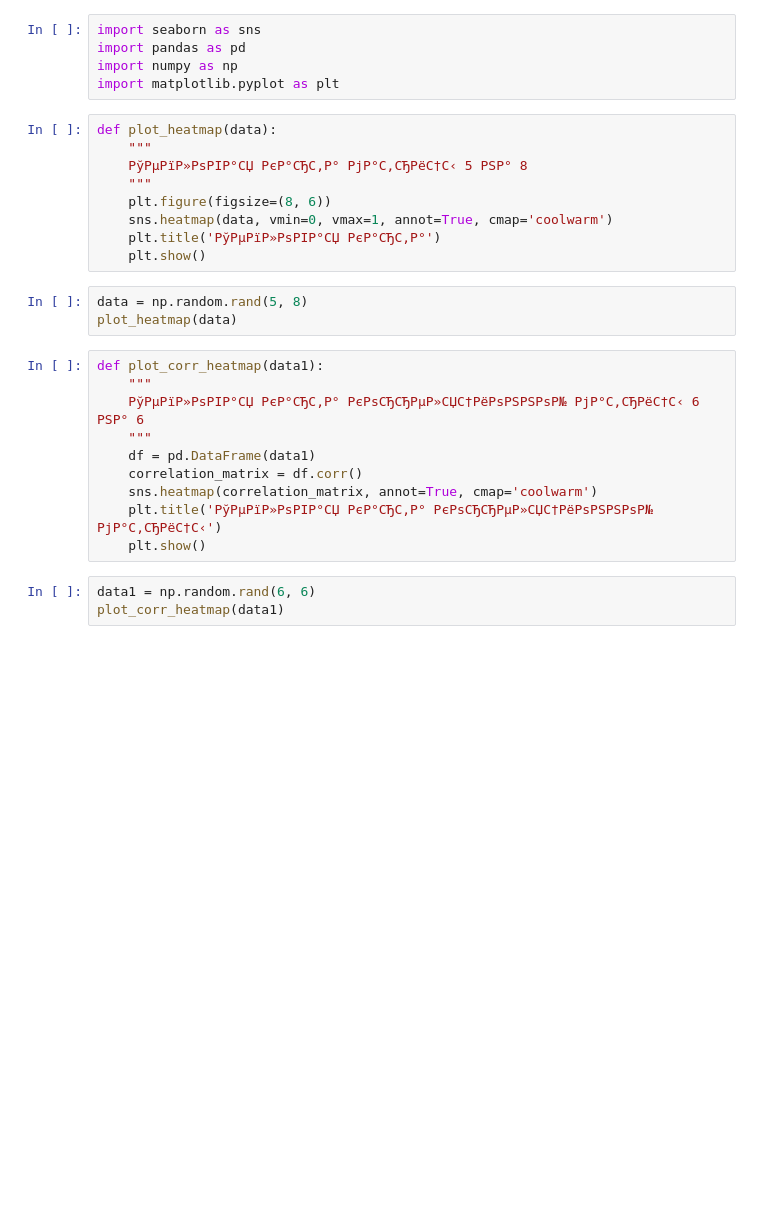
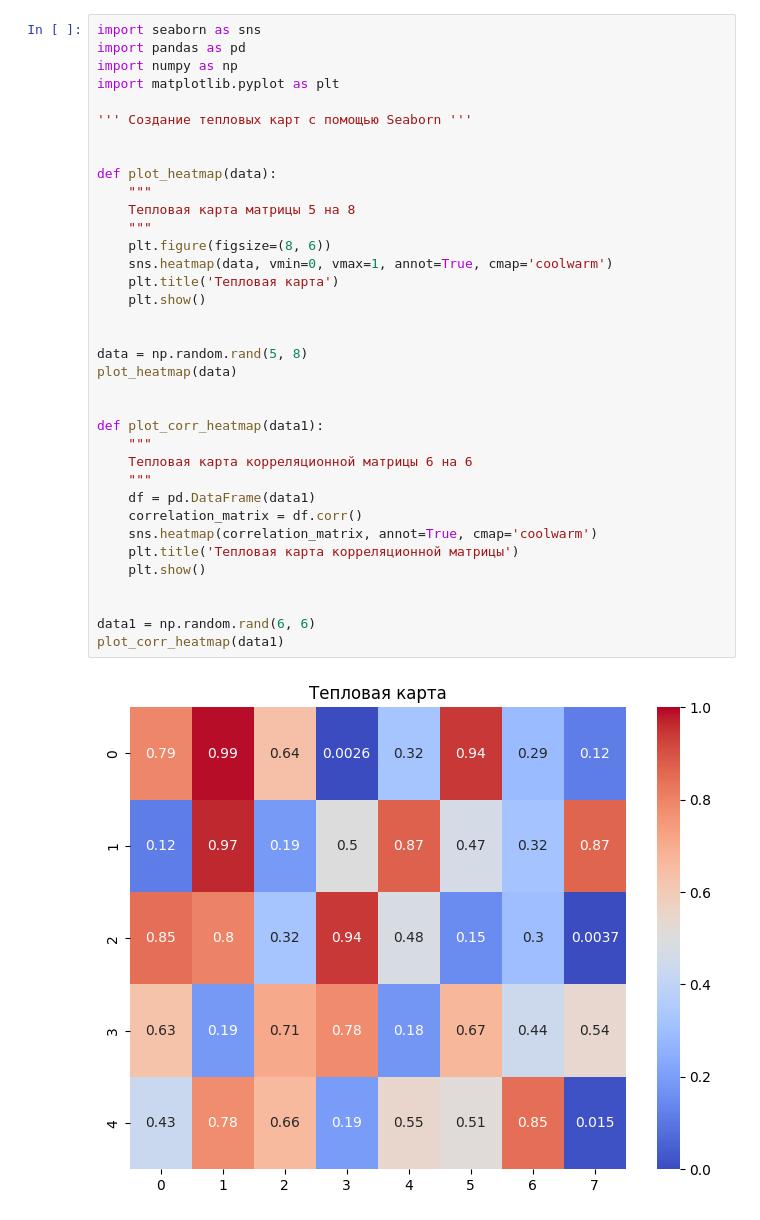
Before and after one commit to Katkov1969/Diplom, a Jupyter notebook: SeabornExample/HeatMap.ipynb, the cells around one changed output. Saved outputs shown, nothing was run; the diff lists cells and outputs as text; blank space fills up the shorter version.

```diff
--- a/SeabornExample/HeatMap.ipynb
+++ b/SeabornExample/HeatMap.ipynb
@@ -1,30 +1,38 @@
-# %%
-import seaborn as sns
-import pandas as pd
-import numpy as np
-import matplotlib.pyplot as plt
-# %%
-def plot_heatmap(data):
-    """
-    РўРµРїР»РѕРІР°СЏ РєР°СЂС‚Р° РјР°С‚СЂРёС†С‹ 5 РЅР° 8
-    """
-    plt.figure(figsize=(8, 6))
-    sns.heatmap(data, vmin=0, vmax=1, annot=True, cmap='coolwarm')
-    plt.title('РўРµРїР»РѕРІР°СЏ РєР°СЂС‚Р°')
-    plt.show()
-# %%
-data = np.random.rand(5, 8)
-plot_heatmap(data)
-# %%
-def plot_corr_heatmap(data1):
-    """
-    РўРµРїР»РѕРІР°СЏ РєР°СЂС‚Р° РєРѕСЂСЂРµР»СЏС†РёРѕРЅРЅРѕР№ РјР°С‚СЂРёС†С‹ 6 РЅР° 6
-    """
-    df = pd.DataFrame(data1)
-    correlation_matrix = df.corr()
-    sns.heatmap(correlation_matrix, annot=True, cmap='coolwarm')
-    plt.title('РўРµРїР»РѕРІР°СЏ РєР°СЂС‚Р° РєРѕСЂСЂРµР»СЏС†РёРѕРЅРЅРѕР№ РјР°С‚СЂРёС†С‹')
-    plt.show()
-# %%
-data1 = np.random.rand(6, 6)
-plot_corr_heatmap(data1)
+# %%
+import seaborn as sns
+import pandas as pd
+import numpy as np
+import matplotlib.pyplot as plt
+
+''' Создание тепловых карт с помощью Seaborn '''
+
+
+def plot_heatmap(data):
+    """
+    Тепловая карта матрицы 5 на 8
+    """
+    plt.figure(figsize=(8, 6))
+    sns.heatmap(data, vmin=0, vmax=1, annot=True, cmap='coolwarm')
+    plt.title('Тепловая карта')
+    plt.show()
+
+
+data = np.random.rand(5, 8)
+plot_heatmap(data)
+
+
+def plot_corr_heatmap(data1):
+    """
+    Тепловая карта корреляционной матрицы 6 на 6
+    """
+    df = pd.DataFrame(data1)
+    correlation_matrix = df.corr()
+    sns.heatmap(correlation_matrix, annot=True, cmap='coolwarm')
+    plt.title('Тепловая карта корреляционной матрицы')
+    plt.show()
+
+
+data1 = np.random.rand(6, 6)
+plot_corr_heatmap(data1)
+# %% [output]
+[figure, added]
```
Also changed, not shown: parts of 1 cell of this notebook, 35 other files.
